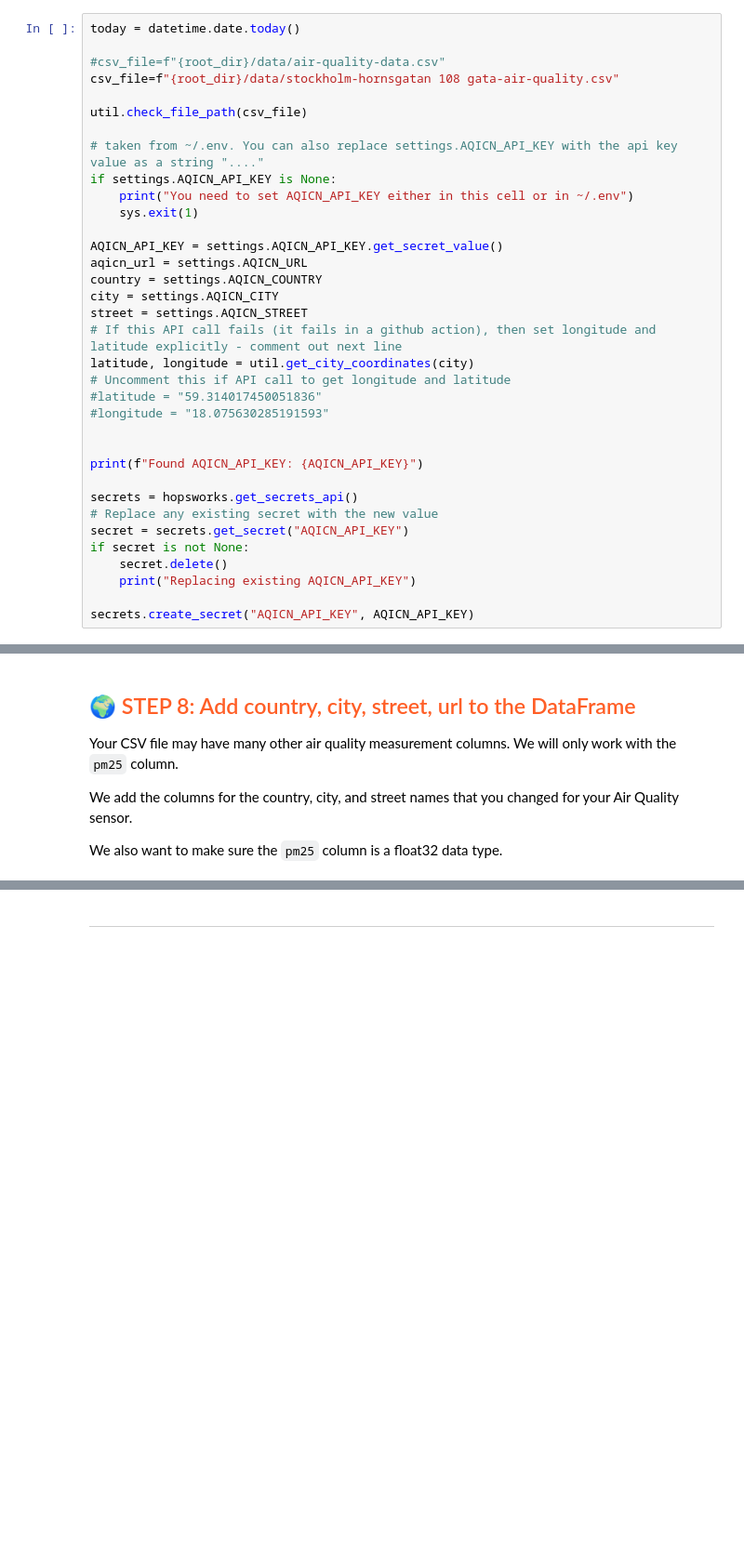
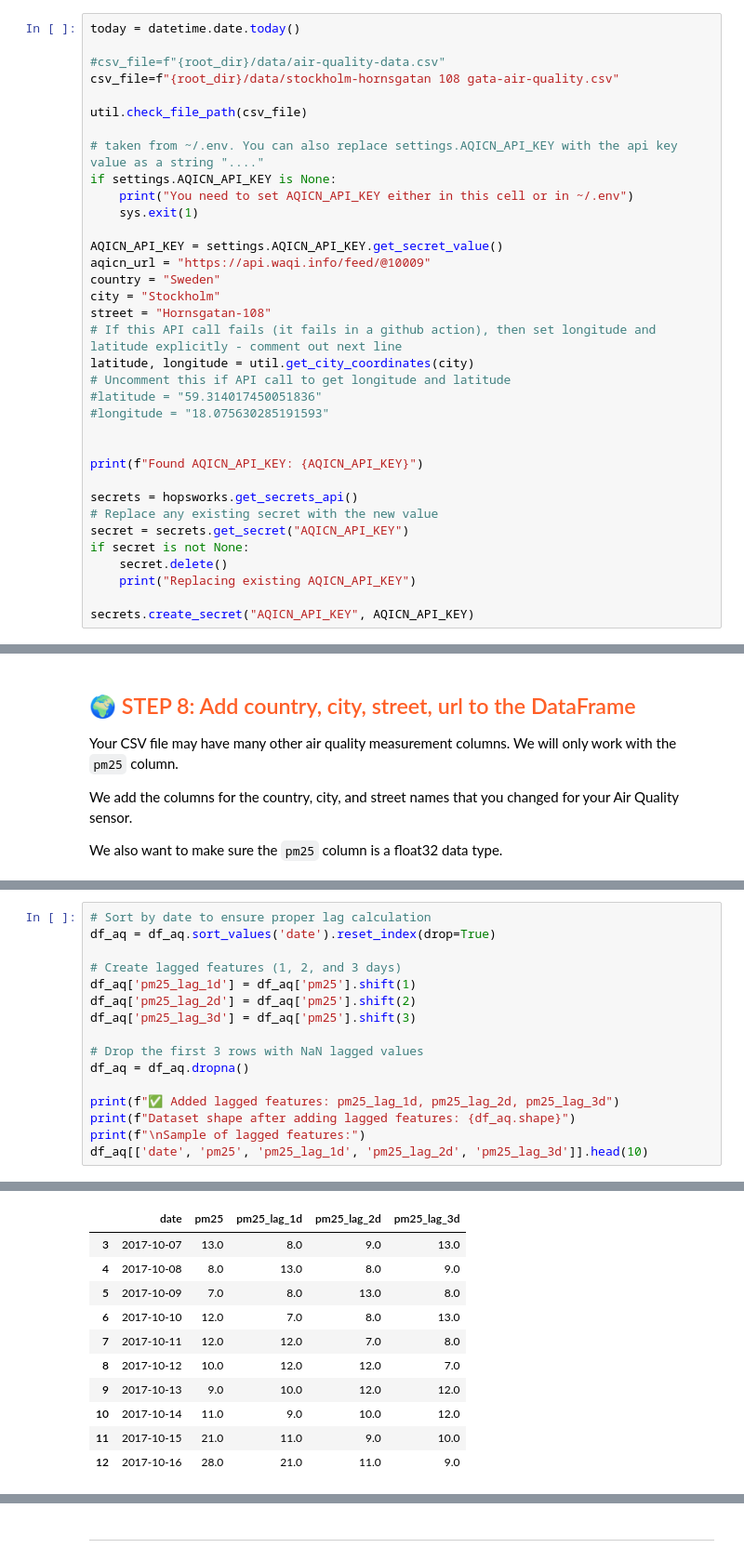
Before and after one commit to featurestorebook/mlfs-book, a Jupyter notebook: notebooks/airquality/1_air_quality_feature_backfill.ipynb, the cells around one changed output, grey strips where cells are left out. Shown: that part at 93% size. Drawn from its saved outputs; the diff is of its cells as text; blank space fills up the shorter version.

Commit message:
add lagged PM2.5 features to air quality predictions

```diff
--- a/notebooks/airquality/1_air_quality_feature_backfill.ipynb
+++ b/notebooks/airquality/1_air_quality_feature_backfill.ipynb
@@ -194,10 +195,10 @@ if settings.AQICN_API_KEY is None:
     sys.exit(1)
 
 AQICN_API_KEY = settings.AQICN_API_KEY.get_secret_value()
-aqicn_url = settings.AQICN_URL
-country = settings.AQICN_COUNTRY
-city = settings.AQICN_CITY
-street = settings.AQICN_STREET
+aqicn_url = "https://api.waqi.info/feed/@10009"
+country = "Sweden"
+city = "Stockholm"
+street = "Hornsgatan-108"
 # If this API call fails (it fails in a github action), then set longitude and latitude explicitly - comment out next line
 latitude, longitude = util.get_city_coordinates(city)
 # Uncomment this if API call to get longitude and latitude
@@ -282,0 +360,17 @@ df_aq
+# %%
+# Sort by date to ensure proper lag calculation
+df_aq = df_aq.sort_values('date').reset_index(drop=True)
+
+# Create lagged features (1, 2, and 3 days)
+df_aq['pm25_lag_1d'] = df_aq['pm25'].shift(1)
+df_aq['pm25_lag_2d'] = df_aq['pm25'].shift(2)
+df_aq['pm25_lag_3d'] = df_aq['pm25'].shift(3)
+
+# Drop the first 3 rows with NaN lagged values
+df_aq = df_aq.dropna()
+
+print(f"✅ Added lagged features: pm25_lag_1d, pm25_lag_2d, pm25_lag_3d")
+print(f"Dataset shape after adding lagged features: {df_aq.shape}")
+print(f"\nSample of lagged features:")
+df_aq[['date', 'pm25', 'pm25_lag_1d', 'pm25_lag_2d', 'pm25_lag_3d']].head(10)
+# %% [output]
@@ -283,2 +381,13 @@ df_aq
+|  | date | pm25 | pm25_lag_1d | pm25_lag_2d | pm25_lag_3d |
+| 3 | 2017-10-07 | 13.0 | 8.0 | 9.0 | 13.0 |
+| 4 | 2017-10-08 | 8.0 | 13.0 | 8.0 | 9.0 |
+| 5 | 2017-10-09 | 7.0 | 8.0 | 13.0 | 8.0 |
+| 6 | 2017-10-10 | 12.0 | 7.0 | 8.0 | 13.0 |
+| 7 | 2017-10-11 | 12.0 | 12.0 | 7.0 | 8.0 |
+| 8 | 2017-10-12 | 10.0 | 12.0 | 12.0 | 7.0 |
+| 9 | 2017-10-13 | 9.0 | 10.0 | 12.0 | 12.0 |
+| 10 | 2017-10-14 | 11.0 | 9.0 | 10.0 | 12.0 |
+| 11 | 2017-10-15 | 21.0 | 11.0 | 9.0 | 10.0 |
+| 12 | 2017-10-16 | 28.0 | 21.0 | 11.0 | 9.0 |
 # %%
 df_aq.info()
```
Also changed, not shown: parts of 22 cells of this notebook.
